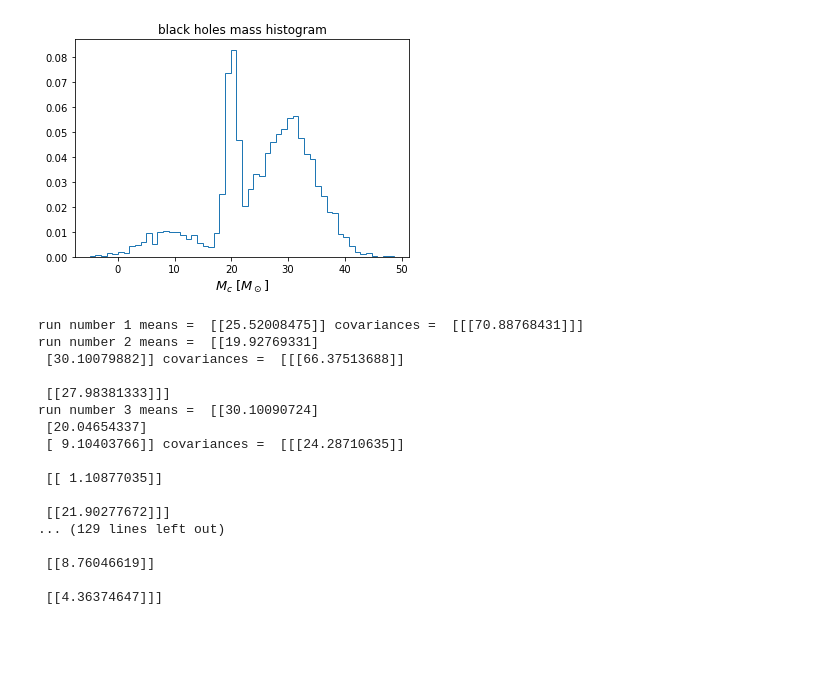
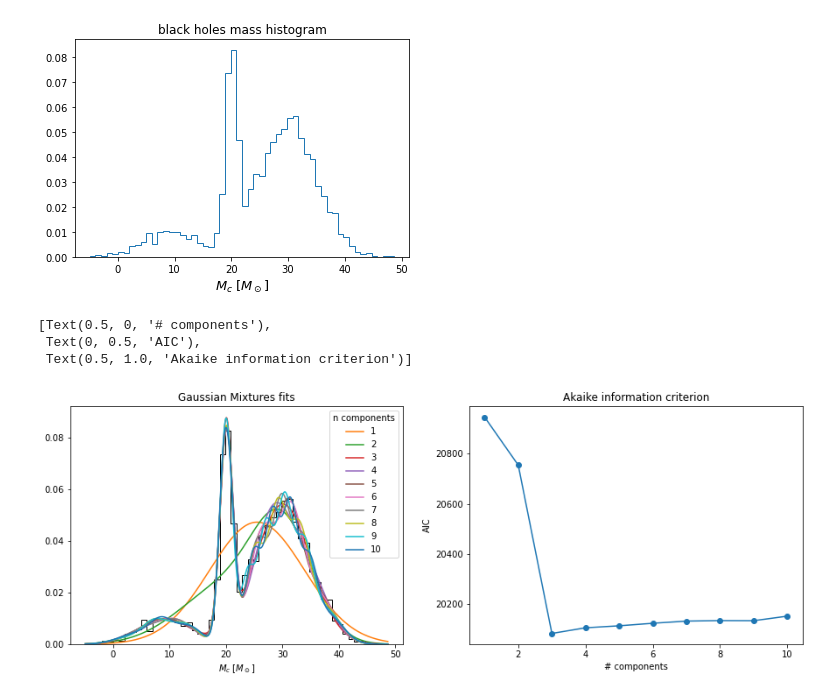
Before and after one commit to lisam10/astrostatistics_bicocca_2024, a Jupyter notebook: working/W06_BHmodels.ipynb, the cells around one changed output. Drawn from its saved outputs; the diff is of its cells as text; code cells hidden in the pictures; blank space fills up the shorter version.

```diff
--- a/working/W06_BHmodels.ipynb
+++ b/working/W06_BHmodels.ipynb
@@ -39,38 +39,37 @@ plt.xlabel('$M_c$ [$M_\odot$]', fontsize = 13)
 # %% [output]
 Text(0.5, 0, '$M_c$ [$M_\\odot$]')
 [figure]
-# %%
-from sklearn import mixture
-from scipy.stats import norm
-
-#number of tries
-N = 10
-
-#defining our model: a mixture of n_gauss gaussians
-def model_func(n_gauss):
-    model = mixture.GaussianMixture(n_components=n_gauss).fit(data)
-    return model.means_, model.covariances_
-
-for i in range(1, N+1, 1):
-    means, covariances = model_func(i)
-    #print('run number', i, 'means = ', means, 'covariances = ', covariances)
-
-#https://www.astroml.org/book_figures/chapter4/fig_GMM_1D.html look at this link to plot
-# %% [output]
-run number 1 means =  [[25.52008475]] covariances =  [[[70.88768431]]]
-run number 2 means =  [[19.92769331]
- [30.10079882]] covariances =  [[[66.37513688]]
-
- [[27.98381333]]]
-run number 3 means =  [[30.10090724]
- [20.04654337]
- [ 9.10403766]] covariances =  [[[24.28710635]]
-
- [[ 1.10877035]]
-
- [[21.90277672]]]
-... (129 lines left out)
-
- [[8.76046619]]
-
- [[4.36374647]]]
+# %%
+from sklearn import mixture
+from scipy.stats import norm
+
+#number of tries
+N = 10
+
+#fitting N = 1, ..., 10 gaussians on our data
+model = [mixture.GaussianMixture(n_components=i).fit(data) for i in range(1, N+1, 1)]
+AIC = [model[i].aic(data) for i in range(N)]
+
+
+
+fig= plt.figure(figsize = (15, 5))
+
+ax = fig.add_subplot(121)
+x = np.linspace(data.min(), data.max(), 1000)
+ax.hist(data, int(np.sqrt(len(data))), histtype = 'step', density = True, edgecolor = 'black')
+for m in model:
+    logpdf = m.score_samples(x.reshape(-1, 1)) #reshaping x to make it a (N, 1) array
+    pdf = np.exp(logpdf)
+    ax.plot(x, pdf)
+
+ax.set(xlabel = '$M_c$ [$M_\odot$]', title = 'Gaussian Mixtures fits')
+ax.legend(range(1, N+1), title = 'n components')
+
+ax = fig.add_subplot(122)
+ax.plot(range(1, N+1, 1), AIC, '-o')
+ax.set(xlabel='# components', ylabel = 'AIC', title = 'Akaike information criterion')
+# %% [output]
+[Text(0.5, 0, '# components'),
+ Text(0, 0.5, 'AIC'),
+ Text(0.5, 1.0, 'Akaike information criterion')]
+[figure, added]
```
Also changed, not shown: parts of 2 cells of this notebook.
